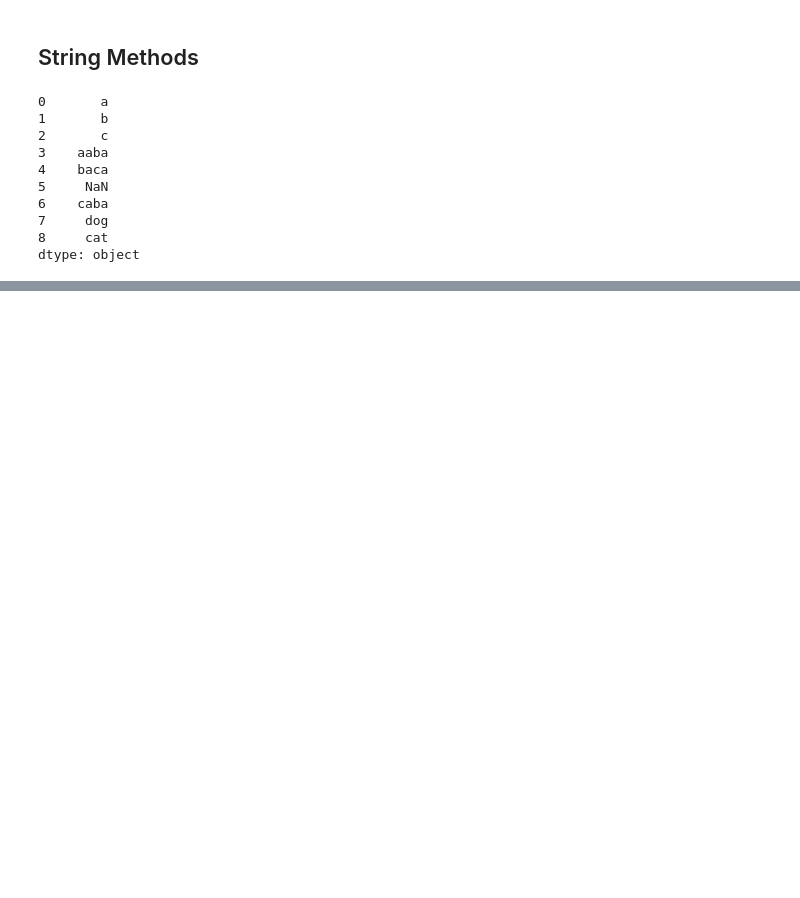
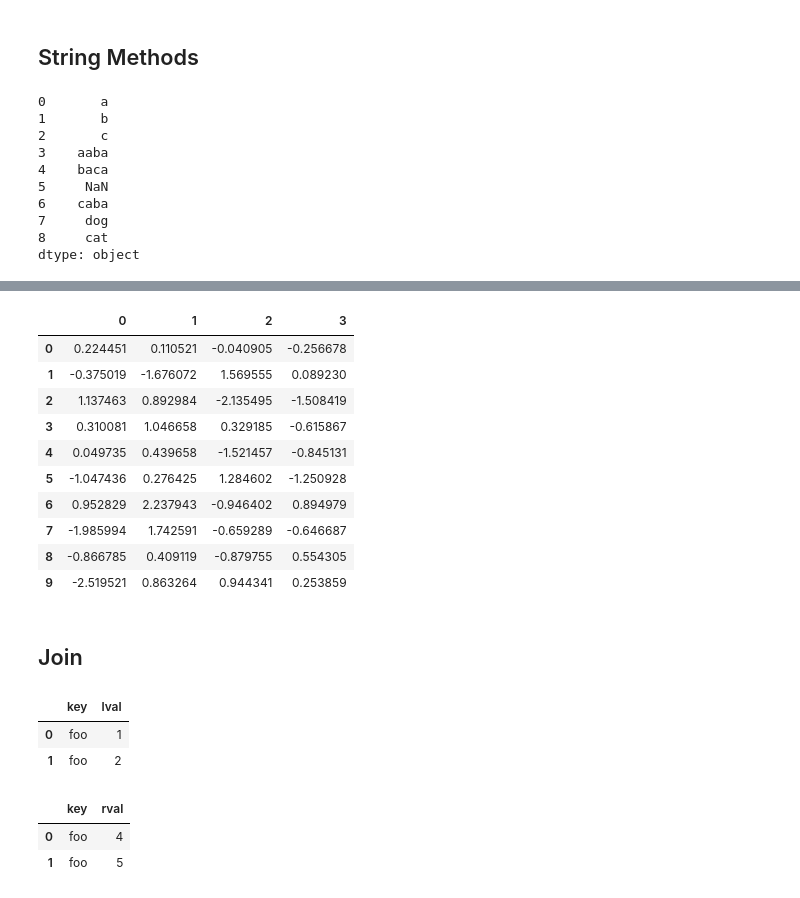
Before and after one commit to Sohyeon-Choi/TIL, a Jupyter notebook: pr1.ipynb, the cells around one changed output, grey strips where cells are left out. Saved outputs shown, nothing was run; the diff lists cells and outputs as text; code cells hidden in the pictures; blank space fills up the shorter version.

```diff
--- a/pr1.ipynb
+++ b/pr1.ipynb
@@ -480,0 +242,36 @@ dtype: object
+# %%
+# break it into pieces
+
+In [75]: pieces = [df[:3], df[3:7], df[7:]]
+
+In [76]: pd.concat(pieces)
+# %% [output]
+|  | 0 | 1 | 2 | 3 |
+| 0 | 0.224451 | 0.110521 | -0.040905 | -0.256678 |
+| 1 | -0.375019 | -1.676072 | 1.569555 | 0.089230 |
+| 2 | 1.137463 | 0.892984 | -2.135495 | -1.508419 |
+| 3 | 0.310081 | 1.046658 | 0.329185 | -0.615867 |
+| 4 | 0.049735 | 0.439658 | -1.521457 | -0.845131 |
+| 5 | -1.047436 | 0.276425 | 1.284602 | -1.250928 |
+| 6 | 0.952829 | 2.237943 | -0.946402 | 0.894979 |
+| 7 | -1.985994 | 1.742591 | -0.659289 | -0.646687 |
+| 8 | -0.866785 | 0.409119 | -0.879755 | 0.554305 |
+| 9 | -2.519521 | 0.863264 | 0.944341 | 0.253859 |
+# %% [markdown]
+## Join
+# %%
+In [77]: left = pd.DataFrame({"key": ["foo", "foo"], "lval": [1, 2]})
+
+In [78]: right = pd.DataFrame({"key": ["foo", "foo"], "rval": [4, 5]})
+
+In [79]: left
+# %% [output]
+|  | key | lval |
+| 0 | foo | 1 |
+| 1 | foo | 2 |
+# %%
+In [80]: right
+# %% [output]
+|  | key | rval |
+| 0 | foo | 4 |
+| 1 | foo | 5 |
```
Also changed, not shown: parts of 55 cells of this notebook.
